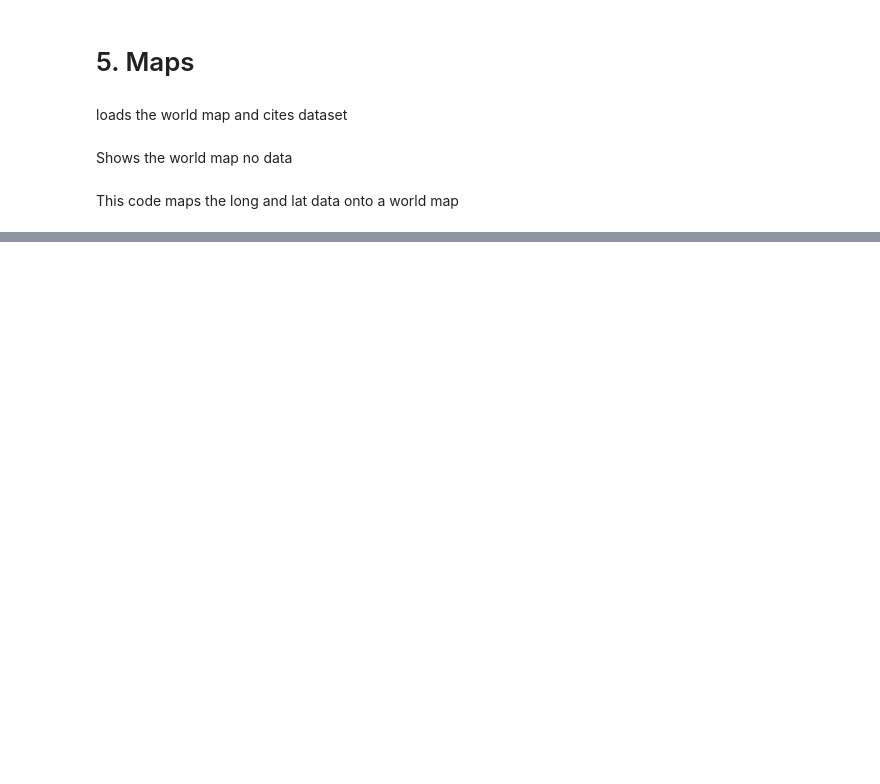
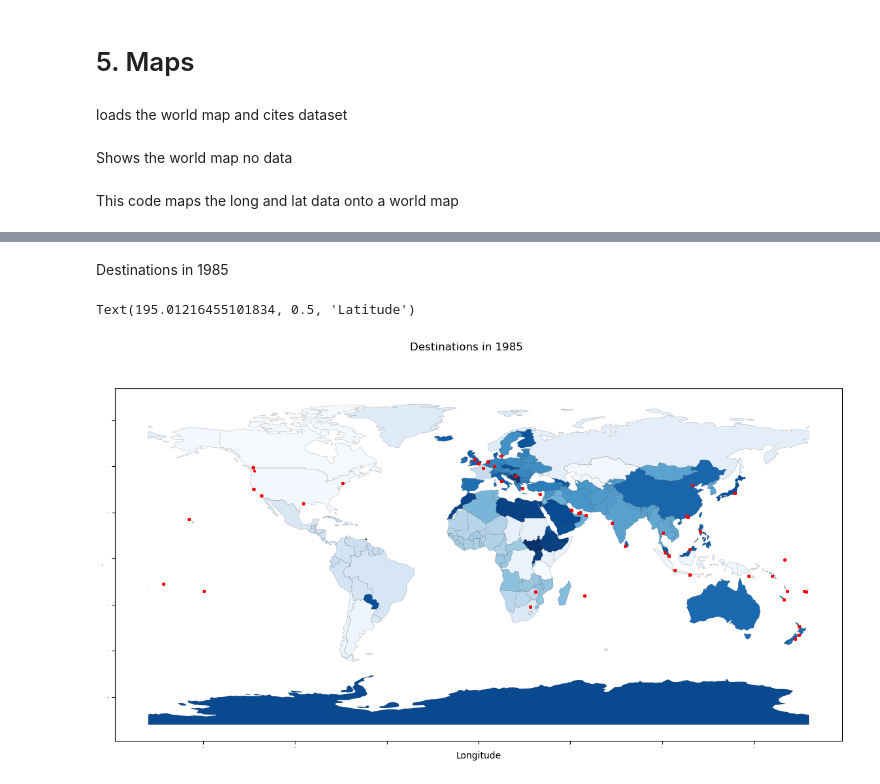
Before and after one commit to Anthony-Fr-1/data_project, a Jupyter notebook: FINAL Air Travel Data Assignment.ipynb, the cells around one changed output, grey strips where cells are left out. Cells and saved outputs as stored; diff of their text form; code cells hidden in the pictures; blank space fills up the shorter version.

```diff
--- a/FINAL Air Travel Data Assignment.ipynb
+++ b/FINAL Air Travel Data Assignment.ipynb
@@ -278,0 +329,34 @@ ax.set_ylabel('Latitude', fontsize='medium')
+# %% [markdown]
+Destinations in 1985
+# %%
+# port_df = data frame with long/lat + name + location - only has unique cities
+# long_lat = data frame with just unique long/lat
+# df_long_lat = big data frame now containing the long and lat - takes longer if its used
+# the data frame with the long and lat coordinates
+data = df_long_lat[(df_long_lat.Year == 1985)]
+
+# tells python the coordinate system
+crs ={'init':'epsg:4326'}
+# defines the geometry
+geometry = [Point(xy) for xy in zip(data["longitude"], data["latitude"])]
+
+# loads data from geopandas
+geodata = gpd.GeoDataFrame(data,crs=crs, geometry=geometry)
+
+
+world = gpd.read_file(gpd.datasets.get_path('naturalearth_lowres'))
+
+# Formatting stuff is below like colour, text etc
+fig, ax = plt.subplots(figsize=(15,7))
+
+world.plot(ax=ax, facecolor='Grey', edgecolor='k',alpha=1,linewidth=0.1,cmap="Blues")
+
+#cmaps is the colour map - can check matplotlib for all the colour maps
+
+geodata.plot(ax=ax, color='red', markersize=5)
+fig.suptitle('Destinations in 1985', fontsize=12)
+ax.set_xlabel('Longitude', fontsize=10)
+ax.set_ylabel('Latitude', fontsize='medium')
+# %% [output]
+Text(195.01216455101834, 0.5, 'Latitude')
+[figure, added]
```
Also changed, not shown: parts of 13 cells of this notebook.
